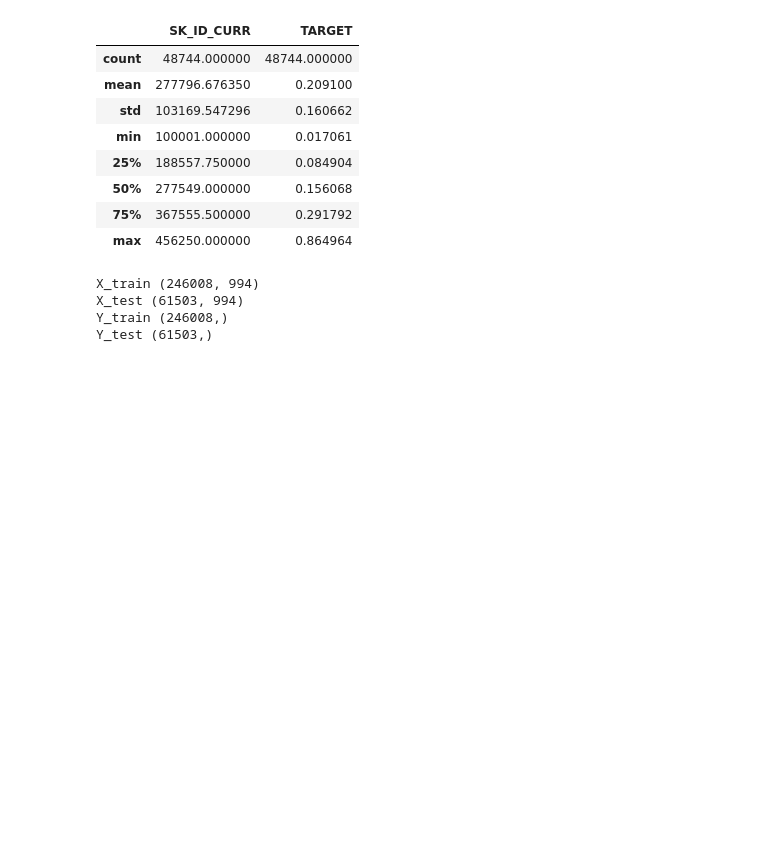
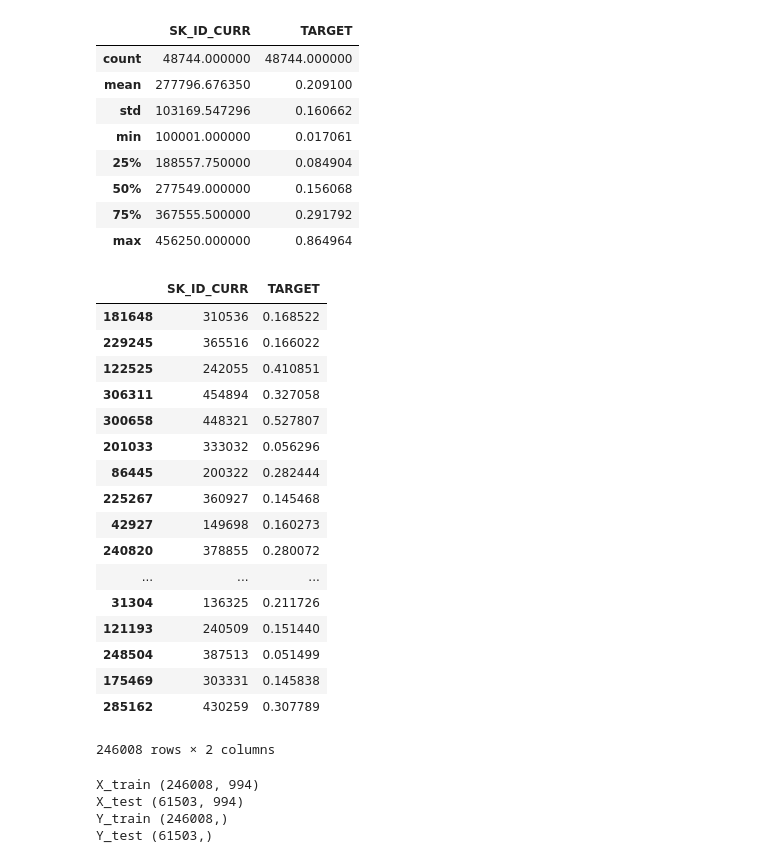
Before and after one commit to Zen3515/Home-Credit-Default-Risk, a Jupyter notebook: Modeling V3.ipynb, the cells around one changed output. Drawn from its saved outputs; the diff is of its cells as text; code cells hidden in the pictures; blank space fills up the shorter version.

```diff
--- a/Modeling V3.ipynb
+++ b/Modeling V3.ipynb
@@ -61,6 +63,29 @@ X_train, X_test, Y_train, Y_test = train_test_split(train_PCA, train_label, test
+# %%
+train_PCA = pd.DataFrame(train_PCA)
 # %%
 from sklearn import cross_validation
 X_train, X_test, Y_train, Y_test = cross_validation.train_test_split(train_PCA, train_label, test_size=0.2, random_state=42, stratify=train_label)
+# %%
+feature_XGB.iloc[X_train.index]
+# %% [output]
+|  | SK_ID_CURR | TARGET |
+| 181648 | 310536 | 0.168522 |
+| 229245 | 365516 | 0.166022 |
+| 122525 | 242055 | 0.410851 |
+| 306311 | 454894 | 0.327058 |
+| 300658 | 448321 | 0.527807 |
+| 201033 | 333032 | 0.056296 |
+| 86445 | 200322 | 0.282444 |
+| 225267 | 360927 | 0.145468 |
+| 42927 | 149698 | 0.160273 |
+| 240820 | 378855 | 0.280072 |
+| ... | ... | ... |
+| 31304 | 136325 | 0.211726 |
+| 121193 | 240509 | 0.151440 |
+| 248504 | 387513 | 0.051499 |
+| 175469 | 303331 | 0.145838 |
+| 285162 | 430259 | 0.307789 |
+246008 rows × 2 columns
 # %%
 del train_PCA
 # %%
```
Also changed, not shown: parts of 8 cells of this notebook, 7 other files.
